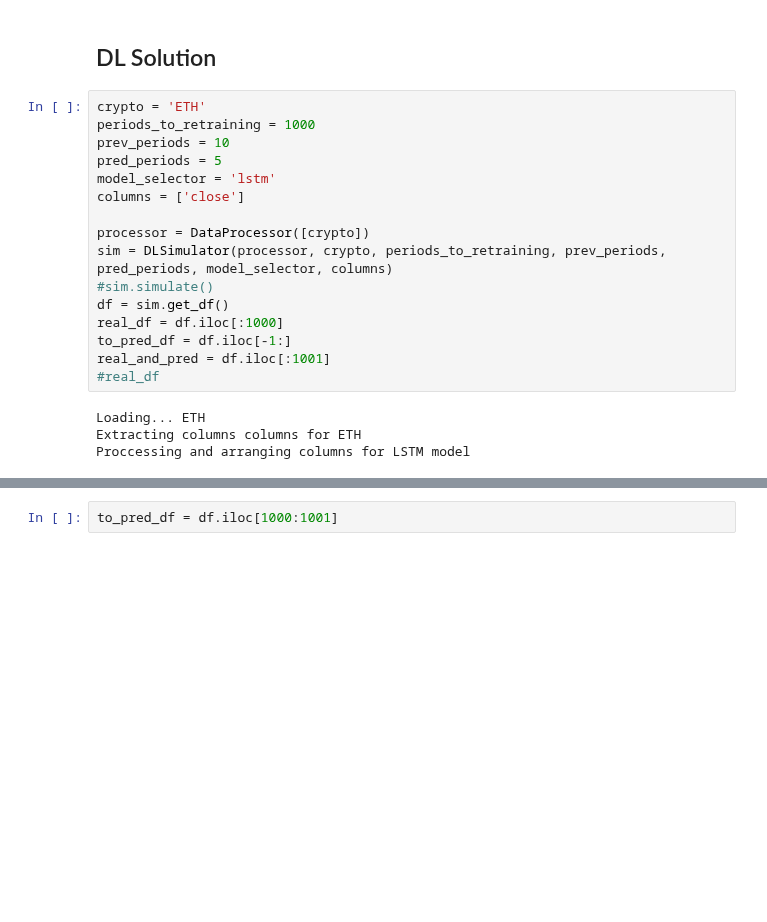
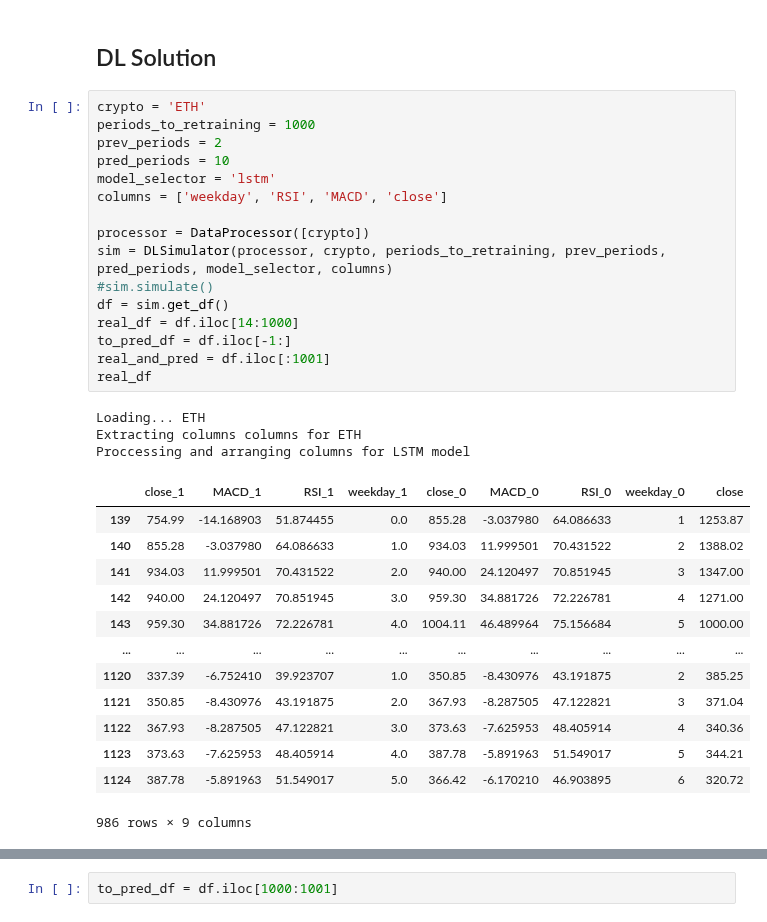
Before and after one commit to GZabalaG/crypto_bot, a Jupyter notebook: trading_simulation/Simulation.ipynb, the cells around one changed output, grey strips where cells are left out. Saved outputs shown, nothing was run; the diff lists cells and outputs as text; blank space fills up the shorter version.

```diff
--- a/trading_simulation/Simulation.ipynb
+++ b/trading_simulation/Simulation.ipynb
@@ -189,23 +187,36 @@ Orders lost: 99
 # %%
 crypto = 'ETH'
 periods_to_retraining = 1000
-prev_periods = 10
-pred_periods = 5
+prev_periods = 2
+pred_periods = 10
 model_selector = 'lstm'
-columns = ['close']
+columns = ['weekday', 'RSI', 'MACD', 'close']
 
 processor = DataProcessor([crypto])
 sim = DLSimulator(processor, crypto, periods_to_retraining, prev_periods, pred_periods, model_selector, columns)
 #sim.simulate()
 df = sim.get_df()
-real_df = df.iloc[:1000]
+real_df = df.iloc[14:1000]
 to_pred_df = df.iloc[-1:]
 real_and_pred = df.iloc[:1001]
-#real_df
+real_df
 # %% [output]
 Loading... ETH
 Extracting columns columns for ETH
 Proccessing and arranging columns for LSTM model
+|  | close_1 | MACD_1 | RSI_1 | weekday_1 | close_0 | MACD_0 | RSI_0 | weekday_0 | close |
+| 139 | 754.99 | -14.168903 | 51.874455 | 0.0 | 855.28 | -3.037980 | 64.086633 | 1 | 1253.87 |
+| 140 | 855.28 | -3.037980 | 64.086633 | 1.0 | 934.03 | 11.999501 | 70.431522 | 2 | 1388.02 |
+| 141 | 934.03 | 11.999501 | 70.431522 | 2.0 | 940.00 | 24.120497 | 70.851945 | 3 | 1347.00 |
+| 142 | 940.00 | 24.120497 | 70.851945 | 3.0 | 959.30 | 34.881726 | 72.226781 | 4 | 1271.00 |
+| 143 | 959.30 | 34.881726 | 72.226781 | 4.0 | 1004.11 | 46.489964 | 75.156684 | 5 | 1000.00 |
+| ... | ... | ... | ... | ... | ... | ... | ... | ... | ... |
+| 1120 | 337.39 | -6.752410 | 39.923707 | 1.0 | 350.85 | -8.430976 | 43.191875 | 2 | 385.25 |
+| 1121 | 350.85 | -8.430976 | 43.191875 | 2.0 | 367.93 | -8.287505 | 47.122821 | 3 | 371.04 |
+| 1122 | 367.93 | -8.287505 | 47.122821 | 3.0 | 373.63 | -7.625953 | 48.405914 | 4 | 340.36 |
+| 1123 | 373.63 | -7.625953 | 48.405914 | 4.0 | 387.78 | -5.891963 | 51.549017 | 5 | 344.21 |
+| 1124 | 387.78 | -5.891963 | 51.549017 | 5.0 | 366.42 | -6.170210 | 46.903895 | 6 | 320.72 |
+986 rows × 9 columns
 # %%
 norm_strat = 0
 strat = 1
```
Also changed, not shown: parts of 3 cells of this notebook.
